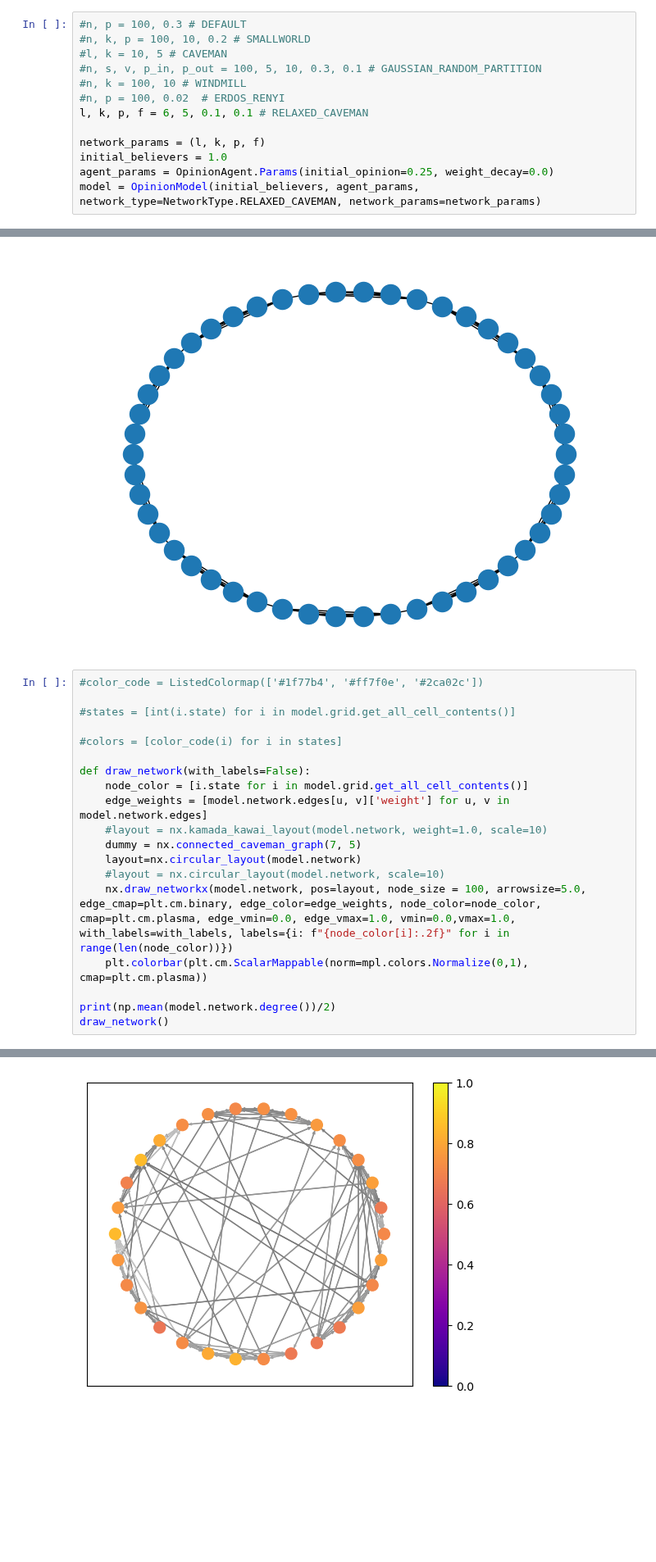
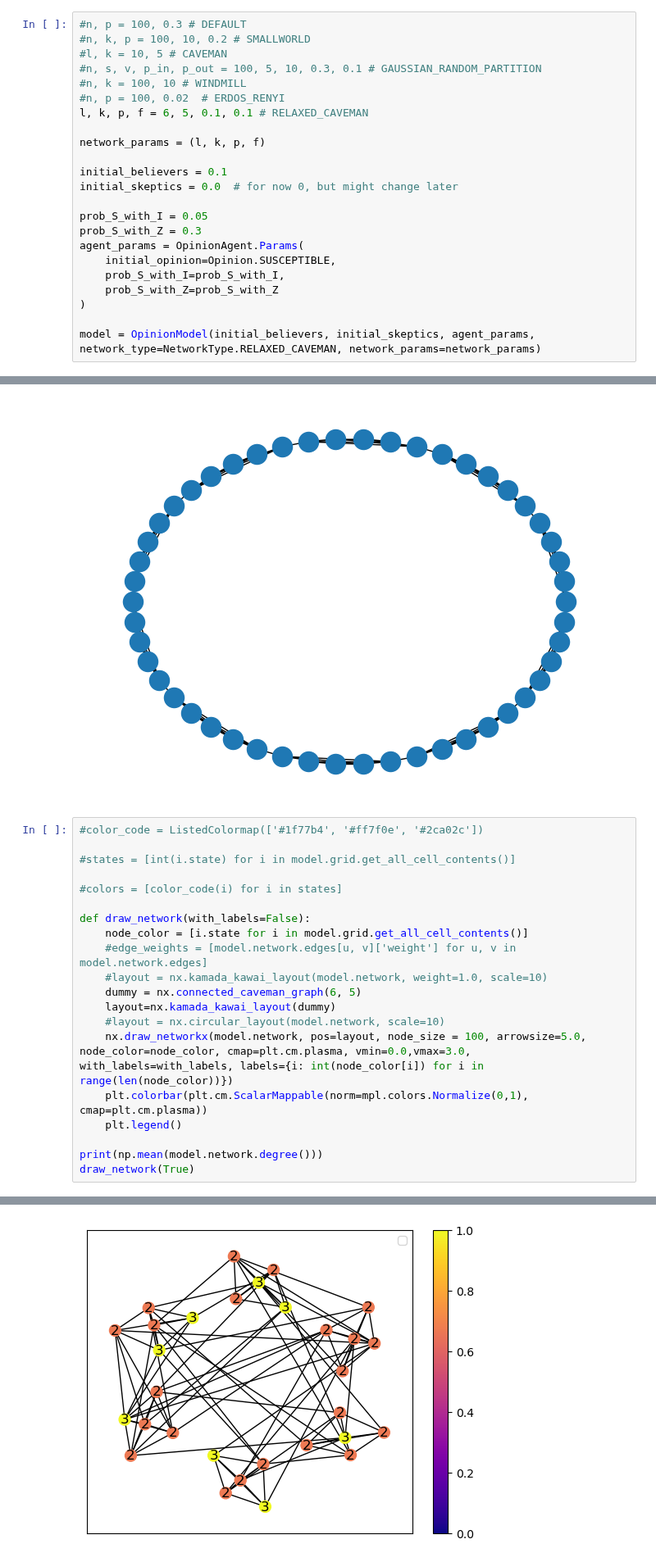
Before and after one commit to ChrisWitzany/opinion_network_model, a Jupyter notebook: simulation.ipynb, the cells around one changed output, grey strips where cells are left out. Shown at 82% size. Saved outputs shown, nothing was run; the diff lists cells and outputs as text; blank space fills up the shorter version.

Commit message:
implemented first version of SEIZ-inspired model

```diff
--- a/simulation.ipynb
+++ b/simulation.ipynb
@@ -27,9 +27,19 @@ from model import OpinionModel, OpinionAgent, Opinion
 l, k, p, f = 6, 5, 0.1, 0.1 # RELAXED_CAVEMAN
 
 network_params = (l, k, p, f)
-initial_believers = 1.0
-agent_params = OpinionAgent.Params(initial_opinion=0.25, weight_decay=0.0)
-model = OpinionModel(initial_believers, agent_params, network_type=NetworkType.RELAXED_CAVEMAN, network_params=network_params)
+
+initial_believers = 0.1
+initial_skeptics = 0.0  # for now 0, but might change later
+
+prob_S_with_I = 0.05
+prob_S_with_Z = 0.3
+agent_params = OpinionAgent.Params(
+    initial_opinion=Opinion.SUSCEPTIBLE,
+    prob_S_with_I=prob_S_with_I,
+    prob_S_with_Z=prob_S_with_Z
+)
+
+model = OpinionModel(initial_believers, initial_skeptics, agent_params, network_type=NetworkType.RELAXED_CAVEMAN, network_params=network_params)
 # %%
 model.run(40)
 # %%
@@ -64,14 +77,15 @@ Network.visualize(NetworkType.SMALLWORLD, model.network)
 
 def draw_network(with_labels=False):
     node_color = [i.state for i in model.grid.get_all_cell_contents()]
-    edge_weights = [model.network.edges[u, v]['weight'] for u, v in model.network.edges]
+    #edge_weights = [model.network.edges[u, v]['weight'] for u, v in model.network.edges]
     #layout = nx.kamada_kawai_layout(model.network, weight=1.0, scale=10)
-    dummy = nx.connected_caveman_graph(7, 5)
-    layout=nx.circular_layout(model.network)
+    dummy = nx.connected_caveman_graph(6, 5)
+    layout=nx.kamada_kawai_layout(dummy)
     #layout = nx.circular_layout(model.network, scale=10)
-    nx.draw_networkx(model.network, pos=layout, node_size = 100, arrowsize=5.0, edge_cmap=plt.cm.binary, edge_color=edge_weights, node_color=node_color, cmap=plt.cm.plasma, edge_vmin=0.0, edge_vmax=1.0, vmin=0.0,vmax=1.0, with_labels=with_labels, labels={i: f"{node_color[i]:.2f}" for i in range(len(node_color))})
+    nx.draw_networkx(model.network, pos=layout, node_size = 100, arrowsize=5.0, node_color=node_color, cmap=plt.cm.plasma, vmin=0.0,vmax=3.0, with_labels=with_labels, labels={i: int(node_color[i]) for i in range(len(node_color))})
     plt.colorbar(plt.cm.ScalarMappable(norm=mpl.colors.Normalize(0,1), cmap=plt.cm.plasma))
+    plt.legend()
 
-print(np.mean(model.network.degree())/2)
-draw_network()
+print(np.mean(model.network.degree()))
+draw_network(True)
 # %% [output]
@@ -79,4 +94,4 @@ draw_network()
-[figure, old version]
+[figure, new version]
 # %%
 def draw_network_discrete():
     color_code = ListedColormap(['#1f77b4', '#ff7f0e', '#2ca02c'])
```
Also changed, not shown: parts of 5 cells of this notebook, 1 other file.
